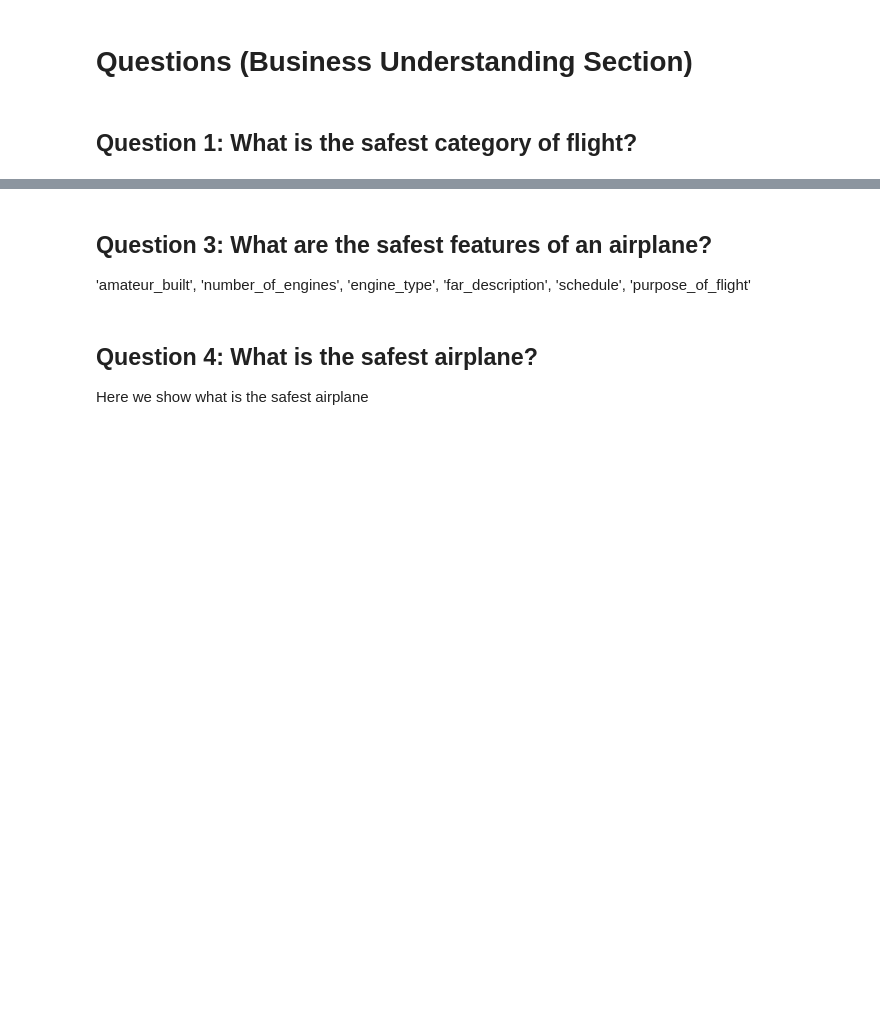
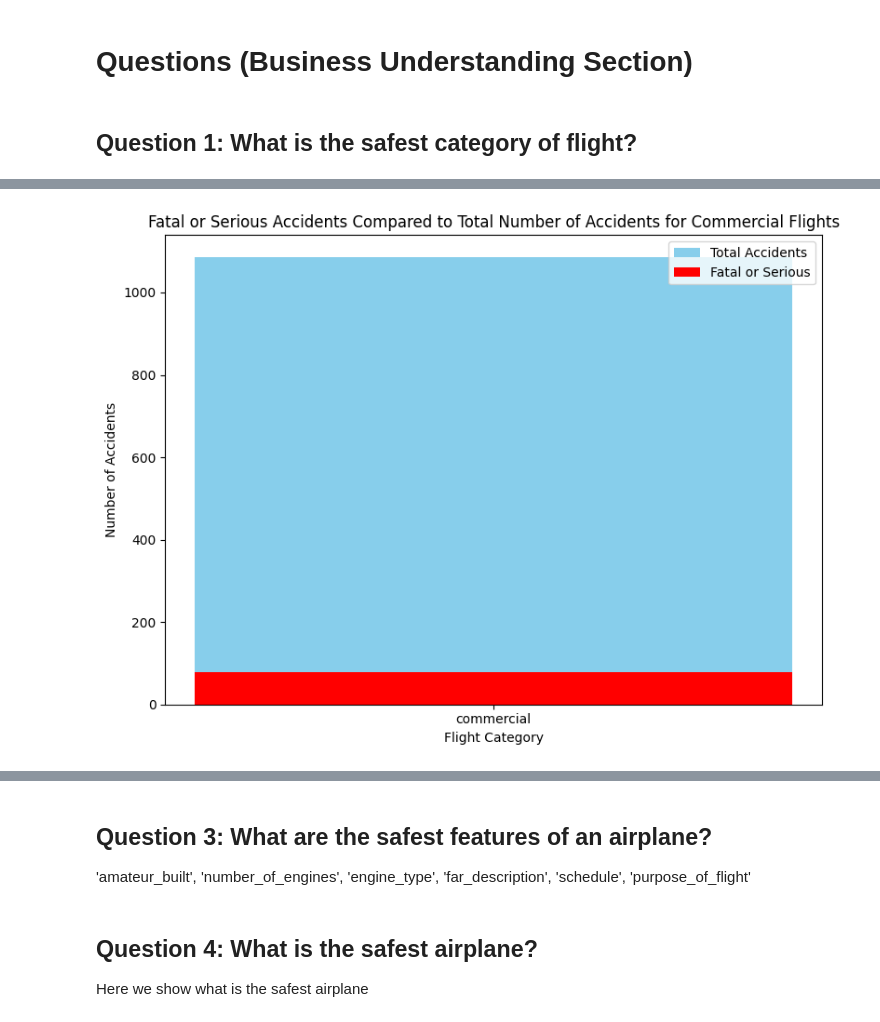
Before and after one commit to emmascotson/aviation-venture-risk-eda, a Jupyter notebook: aviation-venture-risk-eda.ipynb, the cells around one changed output, grey strips where cells are left out. Cells and saved outputs as stored; diff of their text form; code cells hidden in the pictures; blank space fills up the shorter version.

```diff
--- a/aviation-venture-risk-eda.ipynb
+++ b/aviation-venture-risk-eda.ipynb
@@ -1768,0 +1967,16 @@ Here we show that private flight is FAR more risky than commercial
+# %%
+#Plotting the same graph but only for 'commercial' flights
+commercial_data_purp = merged_df_purp[merged_df_purp['purpose_of_flight'] == 'commercial']
+
+#Plotting graph
+plt.figure(figsize=(8,6))
+plt.bar(commercial_data_purp['purpose_of_flight'], commercial_data_purp['total_accidents_purp'], label='Total Accidents', color='skyblue')
+plt.bar(commercial_data_purp['purpose_of_flight'], commercial_data_purp['fatal_or_serious_purp'], label='Fatal or Serious', color='red')
+plt.title('Fatal or Serious Accidents Compared to Total Number of Accidents for Commercial Flights')
+plt.xlabel('Flight Category')
+plt.ylabel('Number of Accidents')
+plt.legend()
+plt.tight_layout()
+plt.show()
+# %% [output]
+[figure, added]
```
Also changed, not shown: parts of 106 cells of this notebook, 1 other file.
